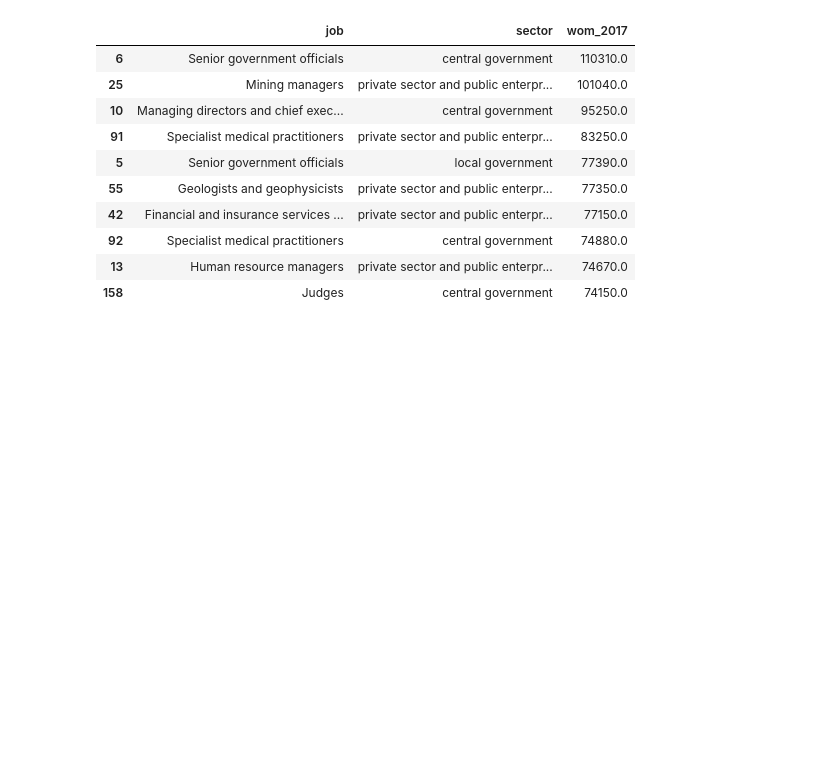
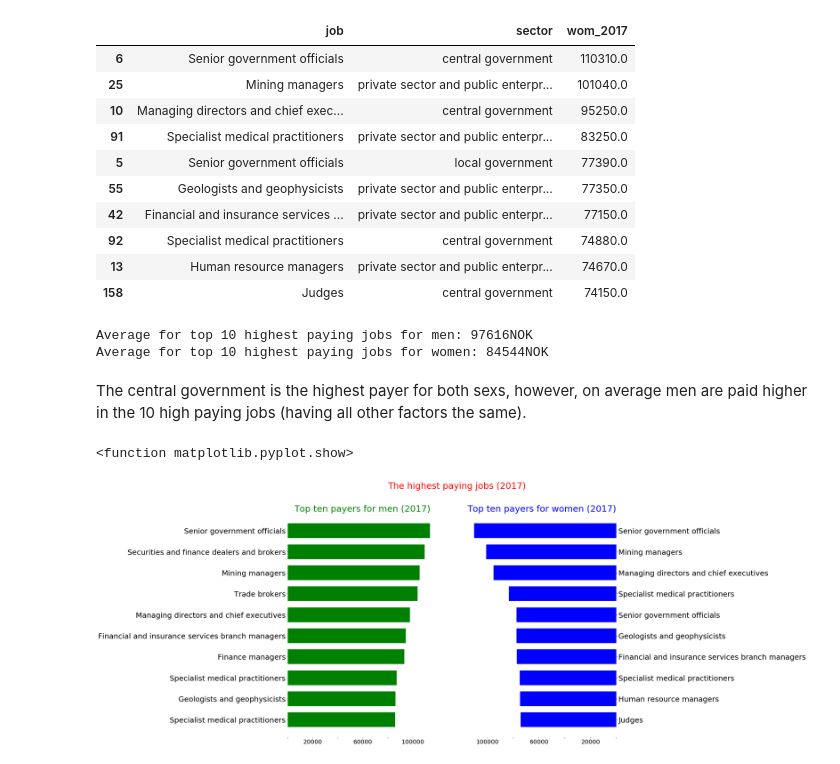
Before and after one commit to Tewodata/Average-salary-men-women-Norway, a Jupyter notebook: average_salary_sex_jobs_years.ipynb, the cells around one changed output. Saved outputs shown, nothing was run; the diff lists cells and outputs as text; code cells hidden in the pictures; blank space fills up the shorter version.

```diff
--- a/average_salary_sex_jobs_years.ipynb
+++ b/average_salary_sex_jobs_years.ipynb
@@ -144,4 +150,72 @@ highest_sector_for_women
 | 92 | Specialist medical practitioners | central government | 74880.0 |
 | 13 | Human resource managers | private sector and public enterpr... | 74670.0 |
 | 158 | Judges | central government | 74150.0 |
+# %%
+men_top10_mean= highest_sector_for_men.mean()
+women_top10_mean=highest_sector_for_women.mean()
+print('Average for top 10 highest paying jobs for men: %dNOK' %(men_top10_mean))
+print('Average for top 10 highest paying jobs for women: %dNOK' %(women_top10_mean))
+# %% [output]
+Average for top 10 highest paying jobs for men: 97616NOK
+Average for top 10 highest paying jobs for women: 84544NOK
+# %% [markdown]
+The central government is the highest payer for both sexs, however, on average men are paid higher in the 10 high paying jobs (having all other factors the same).
+# %%
+#What are top ten payers for men and women in 2017
+# and plot horizontal bar for each sex
+fig,(ax1,ax2)=plt.subplots(1,2,sharey=False,sharex=False,figsize=(20,14))
+men_top_10_payers_2017=final.nlargest(10,'men_2017',keep='first')[['job','men_2017']]
+col_names_m2017=list(men_top_10_payers_2017['job'])
+#Barwidth will be the salary
+bar_width_m2017=men_top_10_payers_2017['men_2017'].values
+xlab=bar_width_m2017[:2]
+#Set where the bar will be positioned in relation to y=0
+bar_positions=np.arange(10)+1
+tick_positions=range(1,11)
+#Plot horizontal bar here
+ax1.barh(bar_positions,bar_width_m2017,0.7, color='g')
+#Some makeup for the axis and labels
+ax1.set_yticks(tick_positions)
+ax1.set_yticklabels(col_names_m2017,size=25)
+ax1.axes.tick_params(axis='x',labelsize='20')
+ax1.set_xlabel('Top ten payers for men (2017)',size=30, color='g')
+ax1.text(80000,-1,'The highest paying jobs (2017)',size=30,color='r')
+ax1.xaxis.set_label_position('top')
+#padding to the axis title
+ax1.xaxis.labelpad = 5
+ax1.invert_yaxis()
+#Hide tick labels
+for label in ax1.xaxis.get_ticklabels()[::2]:
+    label.set_visible(False)
+#Turn of axis spines
+for loc, spine in ax1.spines.items():
+    if loc in ['left','bottom','right','top']:
+        spine.set_visible(False)
+#Add similar plot for women
+#******************************************************************************************
+wom_top_10_payers_2017=final.nlargest(10,'wom_2017',keep='first')[['job','wom_2017']]
+col_names_w2017=list(wom_top_10_payers_2017['job'])
+bar_width_w2017=wom_top_10_payers_2017['wom_2017'].values
+#Plot horizontal bar
+ax2.barh(bar_positions,bar_width_w2017,0.7, color='b')
+ax2.set_yticks(tick_positions)
+ax2.set_yticklabels(col_names_w2017,size=25)
+ax2.yaxis.tick_right()
+ax2.axes.tick_params(axis='x',labelsize='20')
+ax2.set_xlabel('Top ten payers for women (2017)', size=30,color='b')
+ax2.xaxis.set_label_position('top')
+ax2.xaxis.labelpad = 5
+#ax2.set_xticklabels(bar_width_w2017,size=25)
+ax2.invert_yaxis()
+ax2.invert_xaxis()
+for label in ax2.xaxis.get_ticklabels()[::2]:
+    label.set_visible(False)
+for loc, spine in ax2.spines.items():
+    if loc in ['left','bottom','right','top']:
+        spine.set_visible(False)
+plt.savefig(r'location\highest_payers_men_wom2017.png',bbox_inches = 'tight')
+plt.show
+# %% [output]
+<function matplotlib.pyplot.show>
+[figure, added]
 # %%
```
Also changed, not shown: parts of 13 cells of this notebook.
